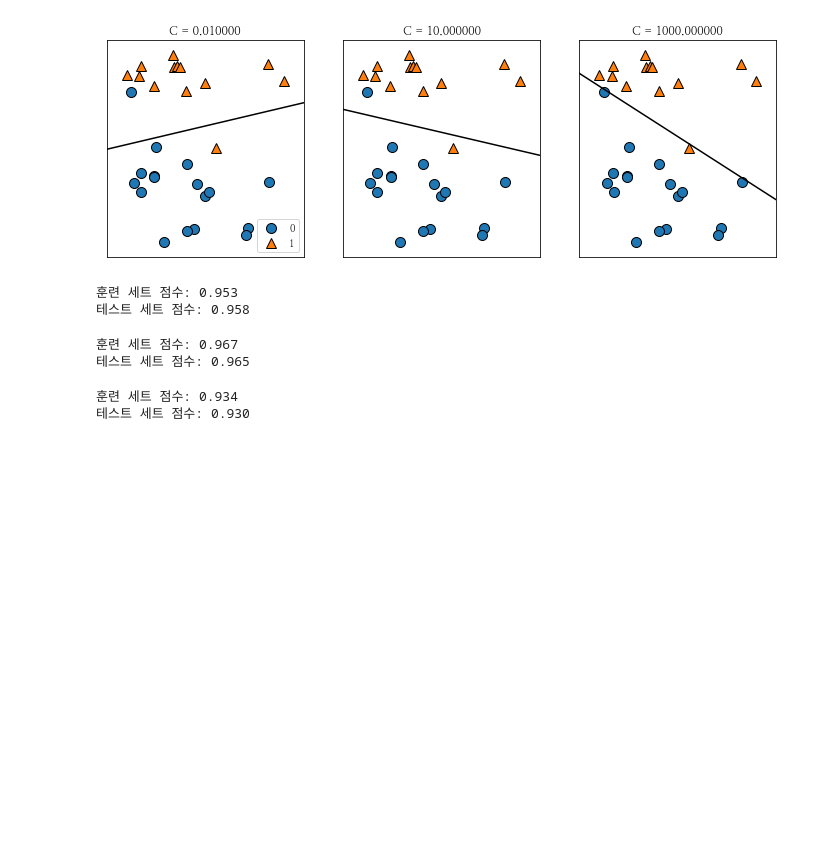
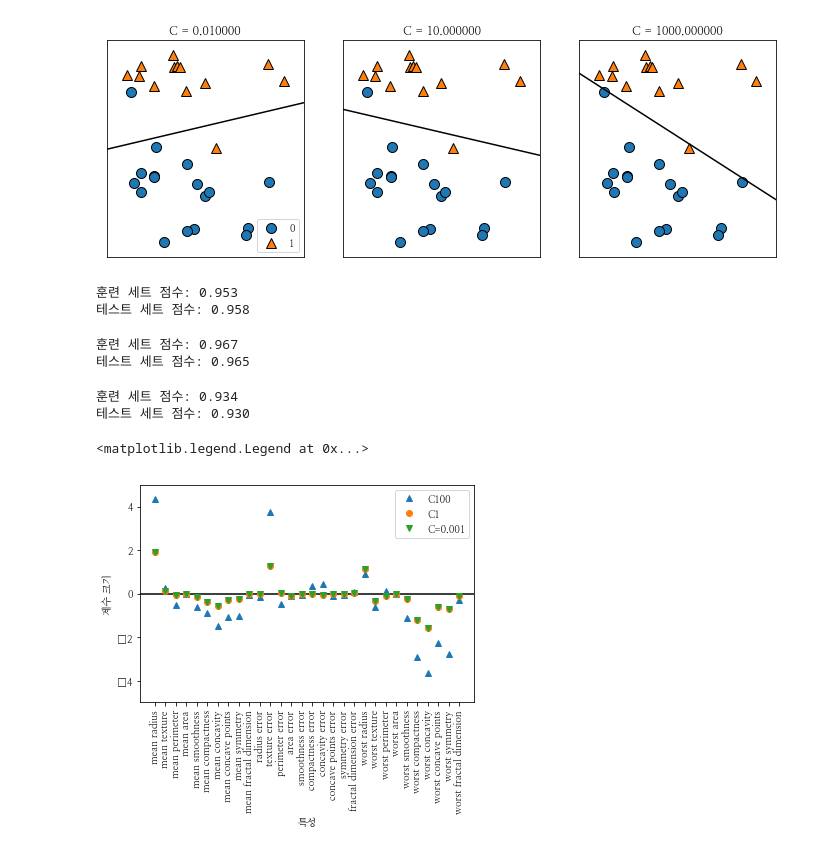
Before and after one commit to jihyunjeongme/data-science, a Jupyter notebook: [2장_지도_학습]_파이썬_라이브러리를_활용한_머신러닝_ipynb.ipynb, the cells around one changed output. Drawn from its saved outputs; the diff is of its cells as text; code cells hidden in the pictures; blank space fills up the shorter version.

```diff
--- a/[2장_지도_학습]_파이썬_라이브러리를_활용한_머신러닝_ipynb.ipynb
+++ b/[2장_지도_학습]_파이썬_라이브러리를_활용한_머신러닝_ipynb.ipynb
@@ -735,3 +735,20 @@ print("테스트 세트 점수: {:.3f}".format(logreg001.score(X_test, y_test)))
 # %% [output]
 훈련 세트 점수: 0.934
 테스트 세트 점수: 0.930
+# %%
+# 규제 매개변수 C 설정을 세 가지로 다르게 하여 학습시킨 모델의 계수
+
+plt.plot(logreg100.coef_.T, '^', label="C100")
+plt.plot(logreg.coef_.T, 'o', label="C1")
+plt.plot(logreg.coef_.T, 'v', label='C=0.001')
+plt.xticks(range(cancer.data.shape[1]), cancer.feature_names, rotation=90)
+xlims = plt.xlim()
+plt.hlines(0, xlims[0], xlims[1])
+plt.xlim(xlims)
+plt.ylim(-5, 5)
+plt.xlabel("특성")
+plt.ylabel("계수 크기")
+plt.legend()
+# %% [output]
+<matplotlib.legend.Legend at 0x...>
+[figure, added]
```
Also changed, not shown: parts of 5 cells of this notebook.
